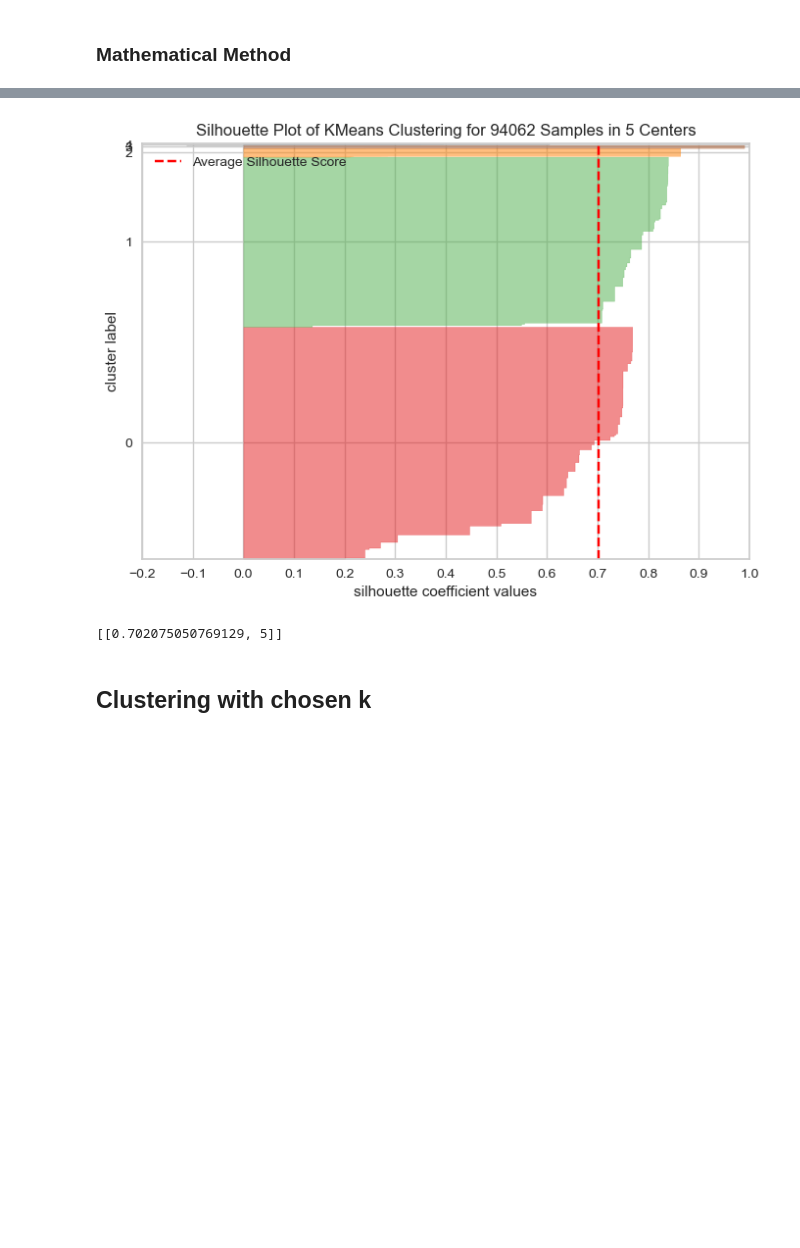
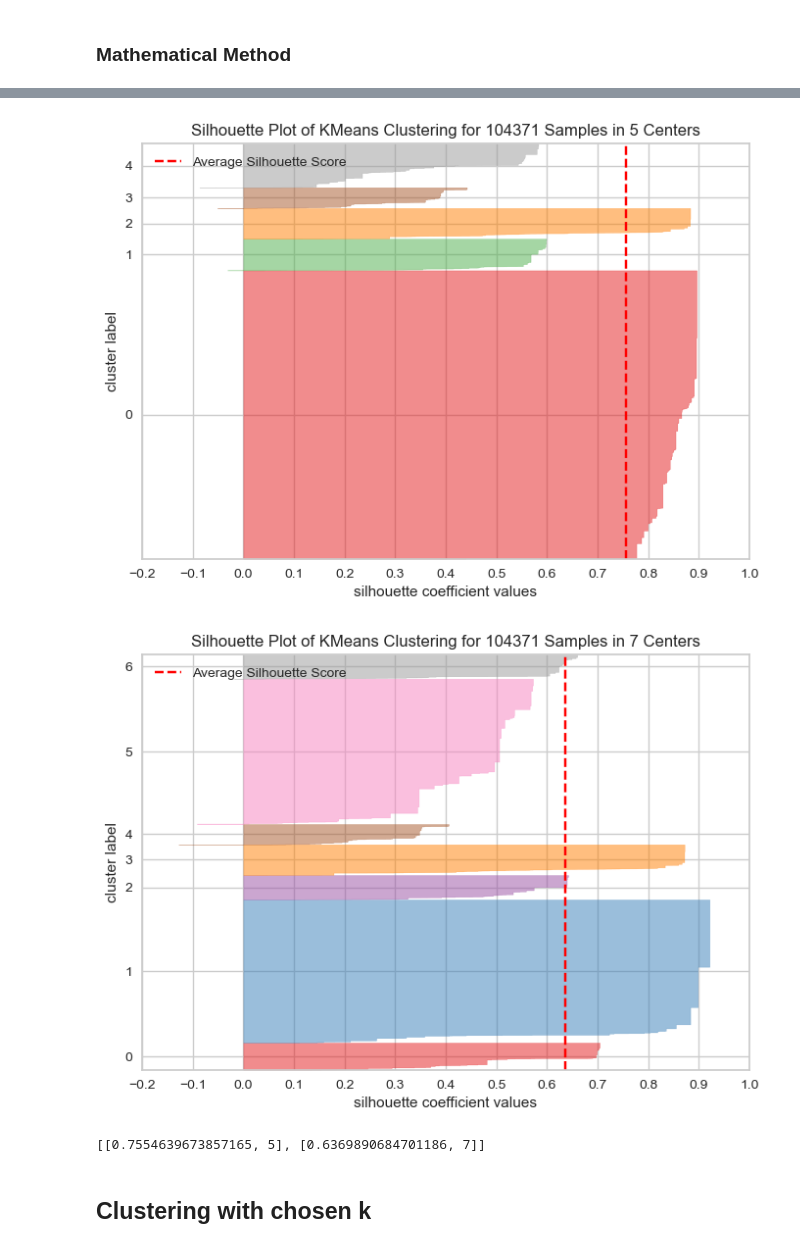
Before and after one commit to gbrosell/maroon-archers, a Jupyter notebook: 01S_ENRO_G01_clustering.ipynb, the cells around one changed output, grey strips where cells are left out. Drawn from its saved outputs; the diff is of its cells as text; code cells hidden in the pictures; blank space fills up the shorter version.

Commit message:
finished clustering

```diff
--- a/01S_ENRO_G01_clustering.ipynb
+++ b/01S_ENRO_G01_clustering.ipynb
@@ -19,7 +19,7 @@ from tqdm import tqdm
 # %% [markdown]
 # Data Preprocessing
 # %%
-df = pd.read_csv('C:/Users/Francia/Desktop/data/Capstone/consolidated_csv_03SBPL_G01.csv')
+df = pd.read_csv('C:/Users/Francia/Desktop/data/Capstone/consolidated_csv_01S_ENRO_G01.csv')
 df.head()
 # %% [output]
 |  | RUN_TIME | MKT_TYPE | REGION_NAME | ZONE_NAME | RESOURCE_NAME | TIME_INTERVAL | START_TIME | END_TIME | ... |
@@ -369,12 +369,13 @@ def silhouette_plot(X , n_list):
 # %%
 # Create silhouette plot
 
-k_cluster_test = [5]
+k_cluster_test = [5, 7]
 
 silhouette_plot(price_series_df , k_cluster_test)
 # %% [output]
-[figure, old version]
+[figure, new version]
+[figure, added]
-[[0.702075050769129, 5]]
+[[0.7554639673857165, 5], [0.6369890684701186, 7]]
 # %% [markdown]
 ## Clustering with chosen k
 # %%
```
Also changed, not shown: parts of 31 cells of this notebook.
